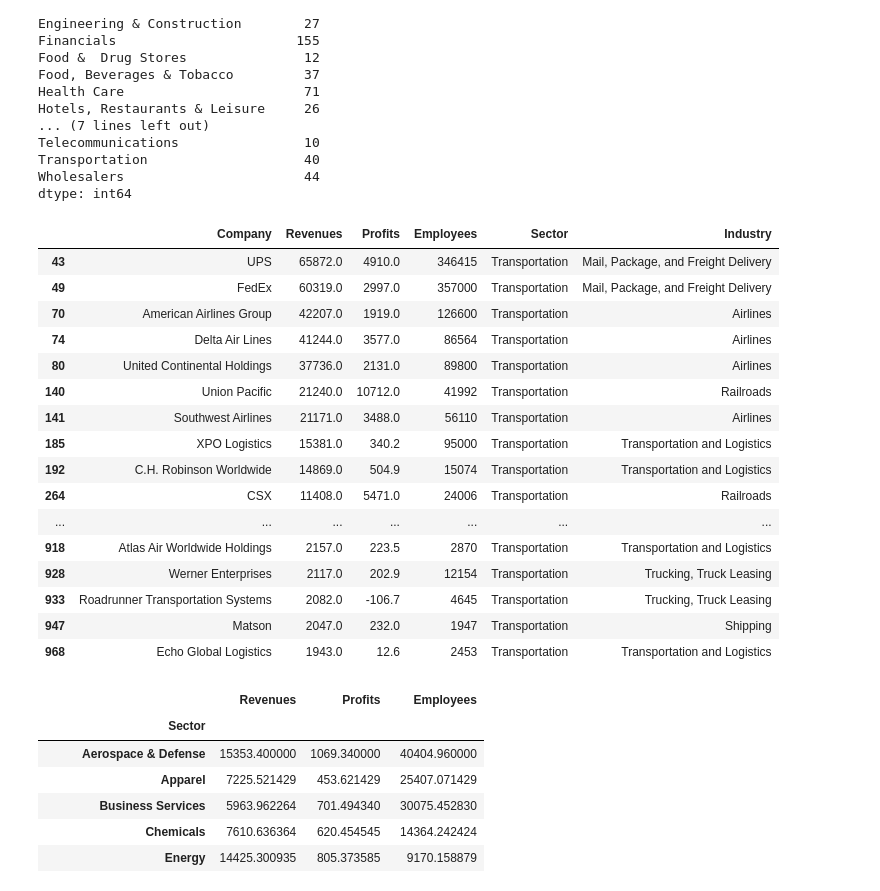
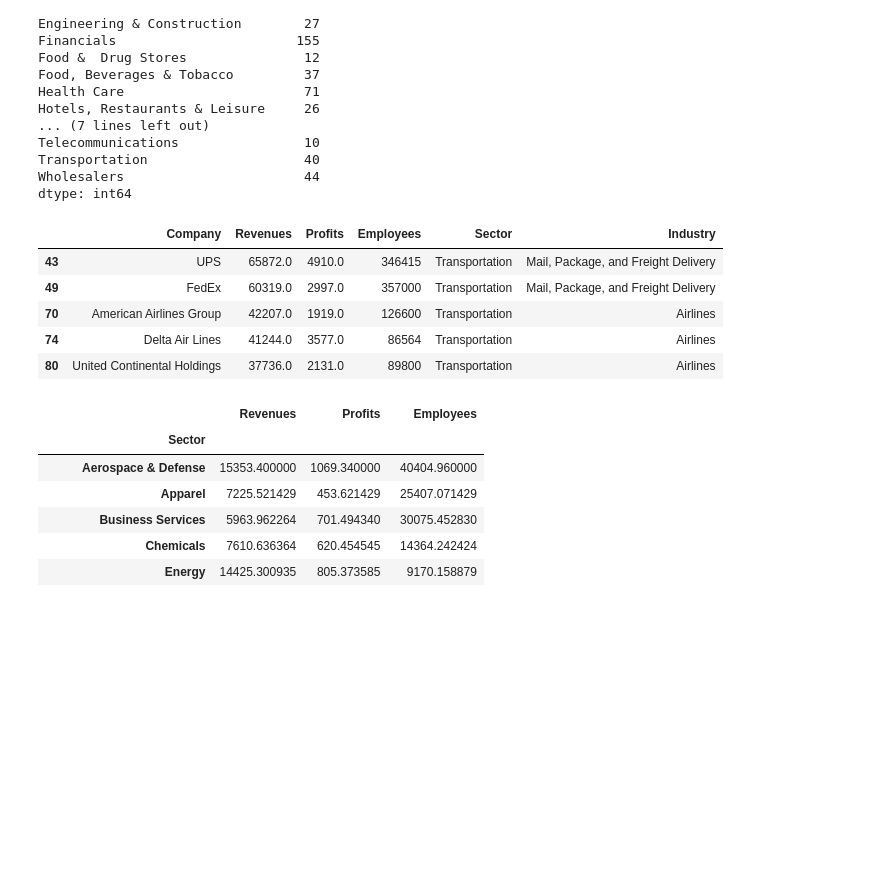
Before and after one commit to paskhaver/odsc-west-2020-getting-started-with-pandas, a Jupyter notebook: Lesson 03 - Aggregating and Joining Datasets.ipynb, the cells around one changed output. Cells and saved outputs as stored; diff of their text form; code cells hidden in the pictures; blank space fills up the shorter version.

```diff
--- a/Lesson 03 - Aggregating and Joining Datasets.ipynb
+++ b/Lesson 03 - Aggregating and Joining Datasets.ipynb
@@ -231,25 +280,14 @@ Transportation                    40
 Wholesalers                       44
 dtype: int64
 # %%
-sectors.get_group("Transportation")
+sectors.get_group("Transportation").head()
 # %% [output]
 |  | Company | Revenues | Profits | Employees | Sector | Industry |
 | 43 | UPS | 65872.0 | 4910.0 | 346415 | Transportation | Mail, Package, and Freight Delivery |
 | 49 | FedEx | 60319.0 | 2997.0 | 357000 | Transportation | Mail, Package, and Freight Delivery |
 | 70 | American Airlines Group | 42207.0 | 1919.0 | 126600 | Transportation | Airlines |
 | 74 | Delta Air Lines | 41244.0 | 3577.0 | 86564 | Transportation | Airlines |
 | 80 | United Continental Holdings | 37736.0 | 2131.0 | 89800 | Transportation | Airlines |
-| 140 | Union Pacific | 21240.0 | 10712.0 | 41992 | Transportation | Railroads |
-| 141 | Southwest Airlines | 21171.0 | 3488.0 | 56110 | Transportation | Airlines |
-| 185 | XPO Logistics | 15381.0 | 340.2 | 95000 | Transportation | Transportation and Logistics |
-| 192 | C.H. Robinson Worldwide | 14869.0 | 504.9 | 15074 | Transportation | Transportation and Logistics |
-| 264 | CSX | 11408.0 | 5471.0 | 24006 | Transportation | Railroads |
-| ... | ... | ... | ... | ... | ... | ... |
-| 918 | Atlas Air Worldwide Holdings | 2157.0 | 223.5 | 2870 | Transportation | Transportation and Logistics |
-| 928 | Werner Enterprises | 2117.0 | 202.9 | 12154 | Transportation | Trucking, Truck Leasing |
-| 933 | Roadrunner Transportation Systems | 2082.0 | -106.7 | 4645 | Transportation | Trucking, Truck Leasing |
-| 947 | Matson | 2047.0 | 232.0 | 1947 | Transportation | Shipping |
-| 968 | Echo Global Logistics | 1943.0 | 12.6 | 2453 | Transportation | Transportation and Logistics |
 # %%
 sectors.mean()
 # %% [output]
```
Also changed, not shown: parts of 38 cells of this notebook, 3 other files.
